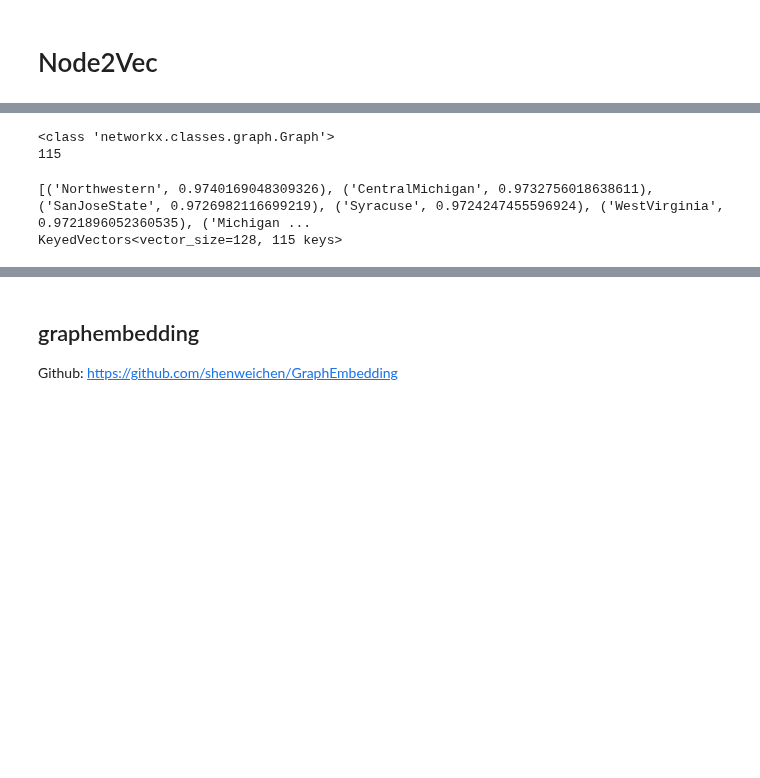
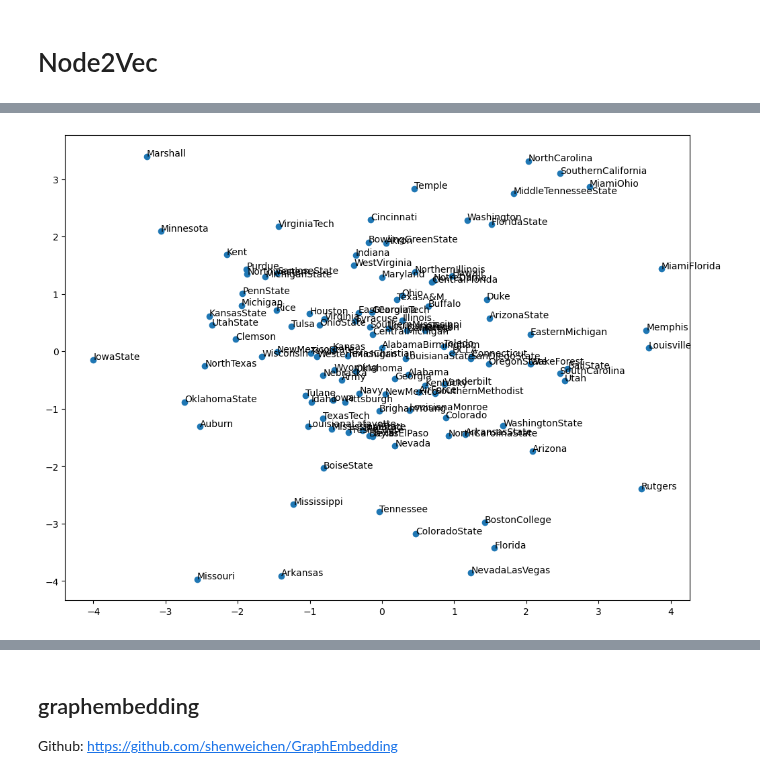
Before and after one commit to hivandu/AI_Cheats, a Jupyter notebook: Core BI/31. Node2Vec.ipynb, the cells around one changed output, grey strips where cells are left out. Cells and saved outputs as stored; diff of their text form; code cells hidden in the pictures; blank space fills up the shorter version.

```diff
--- a/Core BI/31. Node2Vec.ipynb
+++ b/Core BI/31. Node2Vec.ipynb
@@ -17,0 +25,11 @@ data_path = os.environ.get('DATA_PATH') + 'AI_Cheats/'
+# %%
+# 数据加载，构造图
+
+G = nx.read_gml(data_path + 'football/football.gml')
+print(type(G), len(G))
+
+# 将 networkx 图转换成 PyG 的 edge_index
+pyg_data = from_networkx(G)  # 包含 edge_index
+edge_index = pyg_data.edge_index
+num_nodes = G.number_of_nodes()
+print(f'num_nodes={num_nodes}, edge_index shape={edge_index.shape}')
@@ -18,10 +94,38 @@ data_path = os.environ.get('DATA_PATH') + 'AI_Cheats/'
+# %%
+# 获取节点 embedding
+
+node2vec.eval()
+with torch.no_grad():
+    embeddings = node2vec.embedding.weight.cpu()  # shape: [num_nodes, 100]
+
+# 将 embedding 转换成字典，key 为节点名称
+node_name_to_index = {name: i for i, name in enumerate(G.nodes())}
+index_to_node_name = {i: name for i, name in enumerate(G.nodes())}
+# %%
+# 可视化 embedding
+
+def plot_nodes(word_list):
+    X = []
+    for item in word_list:
+        idx = node_name_to_index[item]
+        X.append(embeddings[idx].detach().cpu().numpy())  # detach 后再转 numpy
+    X = np.array(X)
+
+    # PCA 降到 2 维
+    pca = PCA(n_components=2)
+    result = pca.fit_transform(X)
+
+    # 绘图
+    plt.figure(figsize=(12, 9))
+    plt.scatter(result[:, 0], result[:, 1])
+    for i, word in enumerate(word_list):
+        plt.annotate(word, xy=(result[i, 0], result[i, 1]))
+    plt.show()
+
+
+# 绘制所有节点
+plot_nodes(list(G.nodes()))
+# %% [output]
+[figure, added]
 # %%
 # warnings.filterwarnings('ignore')
-# %%
-# 数据加载，构造图
-G = nx.read_gml(data_path + 'football/football.gml')
-print(type(G))
-print(len(G))
-# %% [output]
-<class 'networkx.classes.graph.Graph'>
-115
@@ -34,8 +152,0 @@ result = model.fit(window=4, min_count=1, batch_words=4)
-# %%
-# 得到节点的 embedding
-print(result.wv.most_similar('EastCarolina'))
-embeddings = result.wv
-print(embeddings)
-# %% [output]
-[('Northwestern', 0.9740169048309326), ('CentralMichigan', 0.9732756018638611), ('SanJoseState', 0.9726982116699219), ('Syracuse', 0.9724247455596924), ('WestVirginia', 0.9721896052360535), ('Michigan ...
-KeyedVectors<vector_size=128, 115 keys>
```
Also changed, not shown: parts of 26 cells of this notebook.
